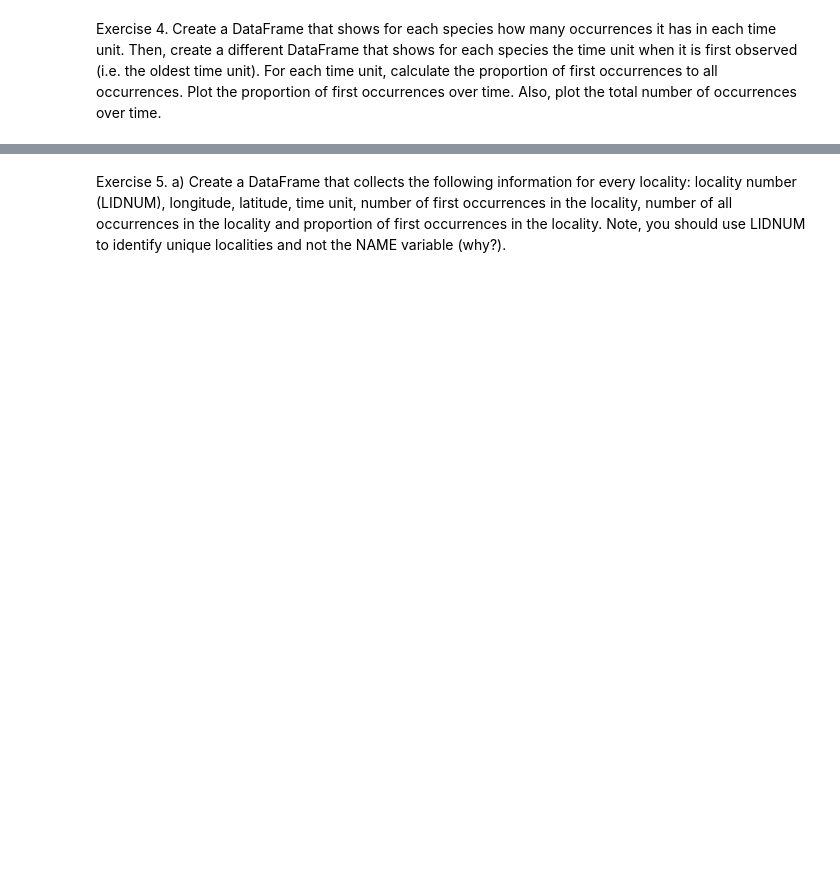
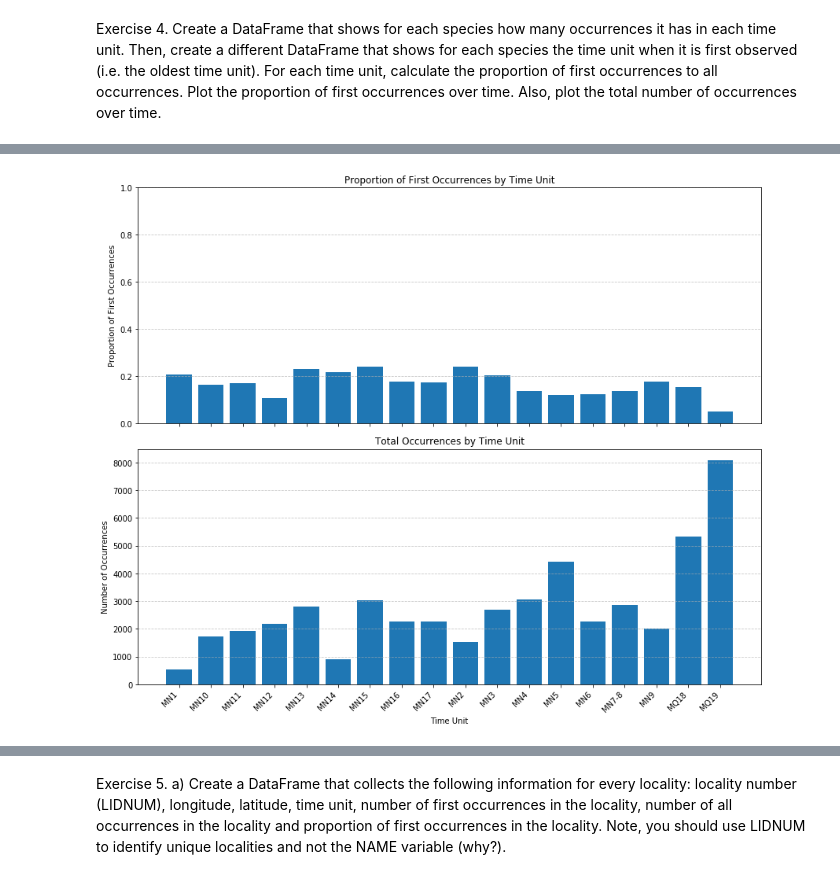
Before and after one commit to otorniko/part09-e01_fossil_analysis, a Jupyter notebook: src/fossil_analysis.ipynb, the cells around one changed output, grey strips where cells are left out. Drawn from its saved outputs; the diff is of its cells as text; code cells hidden in the pictures; blank space fills up the shorter version.

```diff
--- a/src/fossil_analysis.ipynb
+++ b/src/fossil_analysis.ipynb
@@ -20,0 +58,11 @@ df.to_csv("data.csv", index=False)
+# %%
+# Read the data from the file into a pandas DataFrame
+df = pd.read_csv(filename, sep=',')
+
+# Print the number of rows in the DataFrame
+num_rows = len(df)
+print(f"The DataFrame contains {num_rows} rows.")
+
+# Display the first few rows to examine the data structure
+print("First few rows of the DataFrame:")
+df.head()
@@ -206,57 +298,51 @@ over time. Also, plot the total number of occurrences over time.
 # %%
 # Step 1: DataFrame showing occurrences per species per time unit
 species_time_occurrences = pd.crosstab(df['species_id'], df['MN_Unit'])
-
+print("Species occurrences per time unit (first 5 species):")
+print(species_time_occurrences.head())
 # Step 2: Find the first (oldest) time unit for each species
-# Create a dictionary to map time units to their chronological order
-mn_order = {
-    "pre-MN": 0,
-    "MN1": 1, "MN2": 2, "MN3": 3, "MN4": 4, "MN5": 5,
-    "MN6": 6, "MN7-8": 7, "MN9": 8, "MN10": 9, "MN11": 10,
-    "MN12": 11, "MN13": 12, "MN14": 13, "MN15": 14,
-    "MN16": 15, "MN17": 16, "MQ18": 17, "MQ19": 18,
-    "post-MN": 19
-}
-
 # Add chronological order column to assist in finding first occurrence
 df['MN_Order'] = df['MN_Unit'].map(mn_order)
 
 # Find first occurrence time unit for each species
-first_occurrences = df.loc[df.groupby('species_id')['MN_Order'].idxmin()]
-first_occ_df = pd.DataFrame({
-    'species_id': first_occurrences['species_id'],
-    'first_MN_Unit': first_occurrences['MN_Unit']
+df_for_first_occ = df.dropna(subset=['MN_Order'])
+first_occurrence_indices = df_for_first_occ.groupby('species_id')['MN_Order'].idxmin()
+first_occurrences_df_rows = df_for_first_occ.loc[first_occurrence_indices]
+
+first_occ_summary_df = pd.DataFrame({
+    'species_id': first_occurrences_df_rows['species_id'],
+    'first_MN_Unit': first_occurrences_df_rows['MN_Unit']
 })
+print("\nFirst observed MN_Unit for each species (first 5):")
+print(first_occ_summary_df.head())
 
 # Step 3: Calculate counts and proportions per time unit
-total_occurrences = df['MN_Unit'].value_counts().sort_index()
-first_occ_counts = first_occurrences['MN_Unit'].value_counts().sort_index()
+total_occurrences_by_unit = df['MN_Unit'].value_counts().sort_index()
+first_occ_counts_by_unit = first_occurrences_df_rows['MN_Unit'].value_counts().sort_index()
 
 # Create a DataFrame for the results
-results = pd.DataFrame({
-    'total_occurrences': total_occurrences,
-    'first_occurrences': first_occ_counts.reindex(total_occurrences.index, fill_value=0)
+results_df = pd.DataFrame({
+    'total_occurrences': total_occurrences_by_unit,
+    'first_occurrences': first_occ_counts_by_unit.reindex(total_occurrences_by_unit.index, fill_value=0)
 })
 
 # Calculate proportions
-results['proportion'] = results['first_occurrences'] / results['total_occurrences']
+results_df['proportion'] = results_df['first_occurrences'] / results_df['total_occurrences']
+results_df['proportion'] = results_df['proportion'].fillna(0)
 
 # Step 4 & 5: Plot results
-import matplotlib.pyplot as plt
+# Filter out pre-MN and post-MN for better visualization
+plot_results = results_df[~results_df.index.isin(['pre-MN', 'post-MN', 'unknown_age', 'assignment_error'])]
 
-# Filter out pre-MN and post-MN for better visualization
-plot_results = results[~results.index.isin(['pre-MN', 'post-MN', 'unknown_age', 'assignment_error'])]
-
-fig, (ax1, ax2) = plt.subplots(2, 1, figsize=(12, 10))
+fig, (ax1, ax2) = plt.subplots(2, 1, figsize=(12, 10), sharex=True)
 
 # Plot 1: Proportion of first occurrences
 ax1.bar(plot_results.index, plot_results['proportion'])
-ax1.set_xlabel('Time Unit')
 ax1.set_ylabel('Proportion of First Occurrences')
 ax1.set_title('Proportion of First Occurrences by Time Unit')
 ax1.set_ylim(0, 1)
 ax1.grid(axis='y', linestyle='--', alpha=0.7)
-plt.setp(ax1.get_xticklabels(), rotation=45)
+plt.setp(ax1.get_xticklabels(), rotation=45, ha="right")
 
 # Plot 2: Total occurrences
 ax2.bar(plot_results.index, plot_results['total_occurrences'])
@@ -264,11 +350,12 @@ ax2.set_xlabel('Time Unit')
 ax2.set_ylabel('Number of Occurrences')
 ax2.set_title('Total Occurrences by Time Unit')
 ax2.grid(axis='y', linestyle='--', alpha=0.7)
-plt.setp(ax2.get_xticklabels(), rotation=45)
+plt.setp(ax2.get_xticklabels(), rotation=45, ha="right")
 
 plt.tight_layout()
 plt.show()
 
 # Print summary of the results
-print("Summary of occurrences and first appearances by time unit:")
-print(results[['total_occurrences', 'first_occurrences', 'proportion']])
+print("\nSummary of occurrences and first appearances by time unit:")
+print(results_df[['total_occurrences', 'first_occurrences', 'proportion']])
+# %% [output]
@@ -274,0 +379 @@ print(results[['total_occurrences', 'first_occurrences', 'proportion']])
+[figure, added]
```
Also changed, not shown: parts of 23 cells of this notebook, 1 other file.
